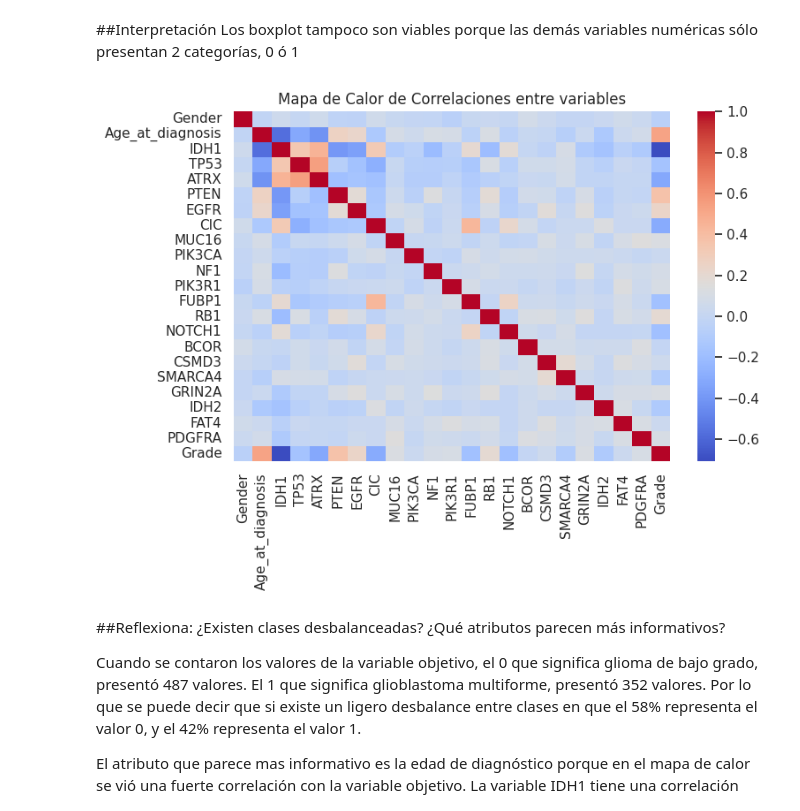
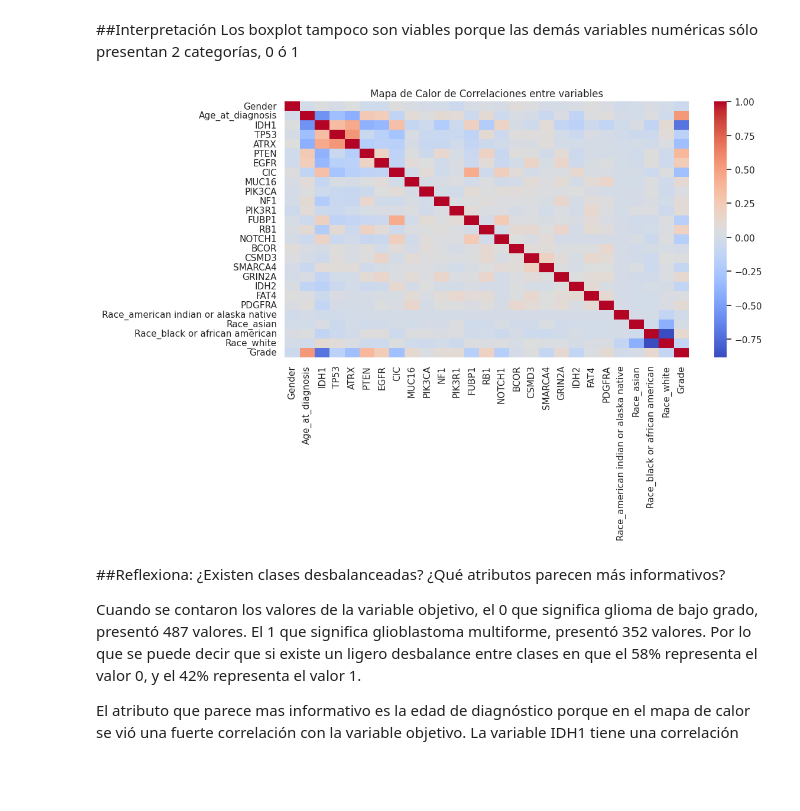
Before and after one commit to zamoralinokevin-eng/Maestria-en-IA, a Jupyter notebook: Validacion_Evaluacion_Seleccion_271753.ipynb, the cells around one changed output. Drawn from its saved outputs; the diff is of its cells as text; code cells hidden in the pictures; blank space fills up the shorter version.

```diff
--- a/Validacion_Evaluacion_Seleccion_271753.ipynb
+++ b/Validacion_Evaluacion_Seleccion_271753.ipynb
@@ -145,22 +145,24 @@ plt.show()
 # %% [markdown]
 ##Interpretación
 Los boxplot tampoco son viables porque las demás variables numéricas sólo presentan 2 categorías, 0 ó 1
+# %%
+#se hace one hot encoding para la variable race
+X = pd.get_dummies(X, columns=['Race'], prefix='Race', dtype=int)
 # %%
-#para graficar el heatmap, eliminamos la variable Race porque tien variables categoricas
-#de tipo string y solo queremos variables numéricas
-X = X.drop(columns=['Race'], errors='ignore')
+
+
 
 # Mapa de calor de correlaciones entre variables.
 corr_matrix = pd.concat([X, y], axis=1).corr()
 
-plt.figure(figsize=(8,6))
+plt.figure(figsize=(12,8))
 sns.heatmap(corr_matrix, annot=False, cmap='coolwarm')
 plt.title('Mapa de Calor de Correlaciones entre variables')
 
 plt.tight_layout()
 plt.show()
 # %% [output]
-[figure, old version]
+[figure, new version]
 # %% [markdown]
 ##Reflexiona: ¿Existen clases desbalanceadas? ¿Qué atributos parecen más informativos?
 
```
Also changed, not shown: parts of 5 cells of this notebook.
